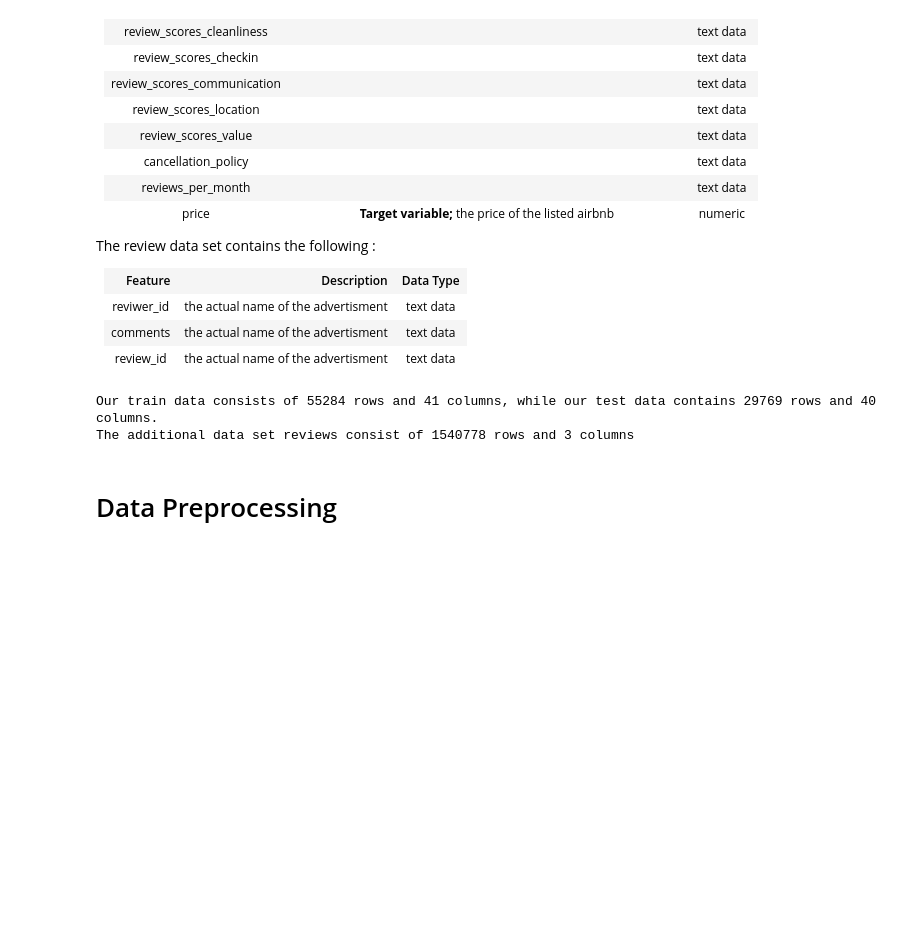
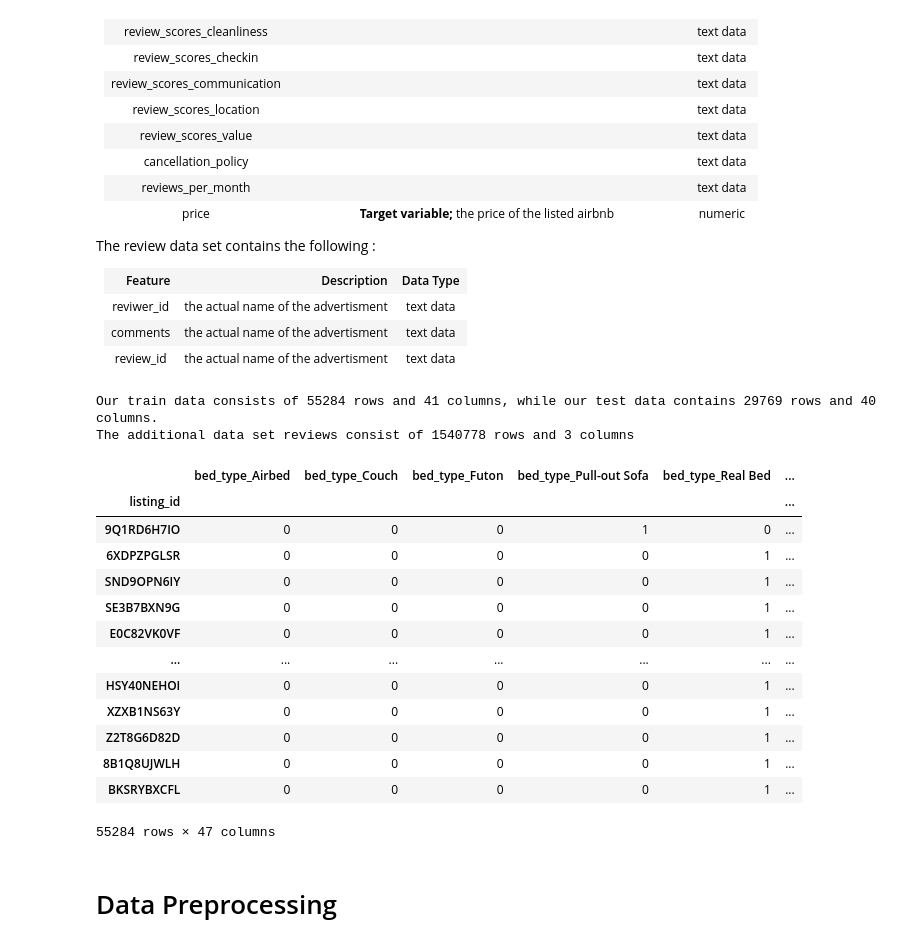
Before and after one commit to Janalytics94/AirBnBpricePredictor, a Jupyter notebook: notebooks/airbnb.ipynb, the cells around one changed output. Saved outputs shown, nothing was run; the diff lists cells and outputs as text; code cells hidden in the pictures; blank space fills up the shorter version.

```diff
--- a/notebooks/airbnb.ipynb
+++ b/notebooks/airbnb.ipynb
@@ -425,6 +435,23 @@ print('The additional data set reviews consist of {}'.format(reviews.shape[0]) +
 # %% [output]
 Our train data consists of 55284 rows and 41 columns, while our test data contains 29769 rows and 40 columns.
 The additional data set reviews consist of 1540778 rows and 3 columns
+# %%
+pd.get_dummies(train[['bed_type', 'room_type', 'property_type']])
+# %% [output]
+|  | bed_type_Airbed | bed_type_Couch | bed_type_Futon | bed_type_Pull-out Sofa | bed_type_Real Bed | ... |
+| listing_id |  |  |  |  |  | ... |
+| 9Q1RD6H7IO | 0 | 0 | 0 | 1 | 0 | ... |
+| 6XDPZPGLSR | 0 | 0 | 0 | 0 | 1 | ... |
+| SND9OPN6IY | 0 | 0 | 0 | 0 | 1 | ... |
+| SE3B7BXN9G | 0 | 0 | 0 | 0 | 1 | ... |
+| E0C82VK0VF | 0 | 0 | 0 | 0 | 1 | ... |
+| ... | ... | ... | ... | ... | ... | ... |
+| HSY40NEHOI | 0 | 0 | 0 | 0 | 1 | ... |
+| XZXB1NS63Y | 0 | 0 | 0 | 0 | 1 | ... |
+| Z2T8G6D82D | 0 | 0 | 0 | 0 | 1 | ... |
+| 8B1Q8UJWLH | 0 | 0 | 0 | 0 | 1 | ... |
+| BKSRYBXCFL | 0 | 0 | 0 | 0 | 1 | ... |
+55284 rows × 47 columns
 # %% [markdown]
 # Data Preprocessing
 # %%
```
Also changed, not shown: parts of 8 cells of this notebook, 3 other files.
